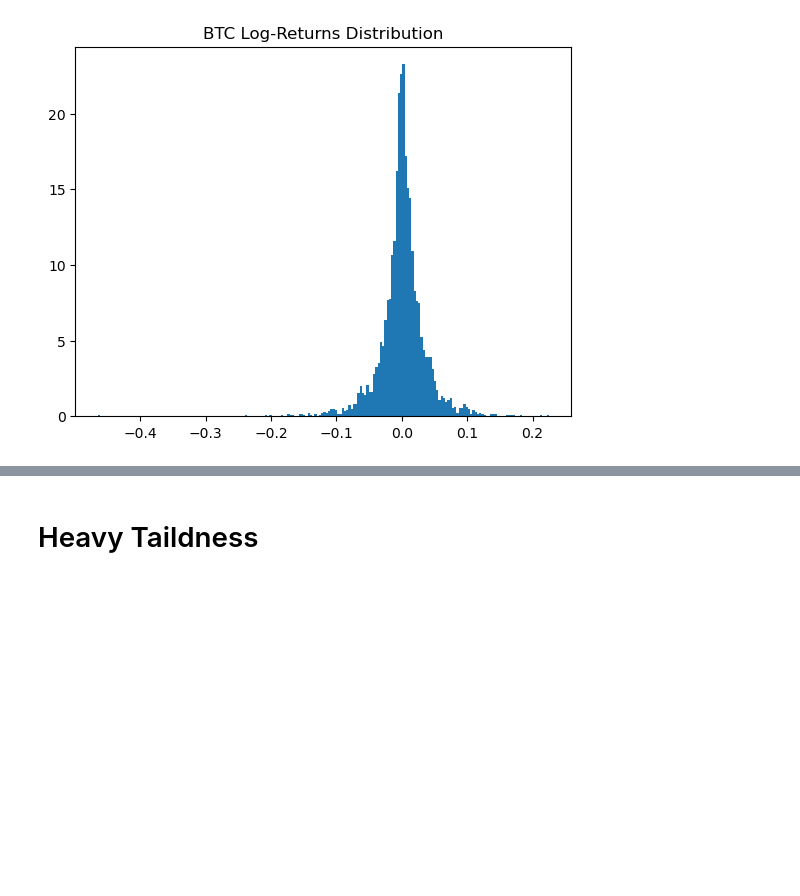
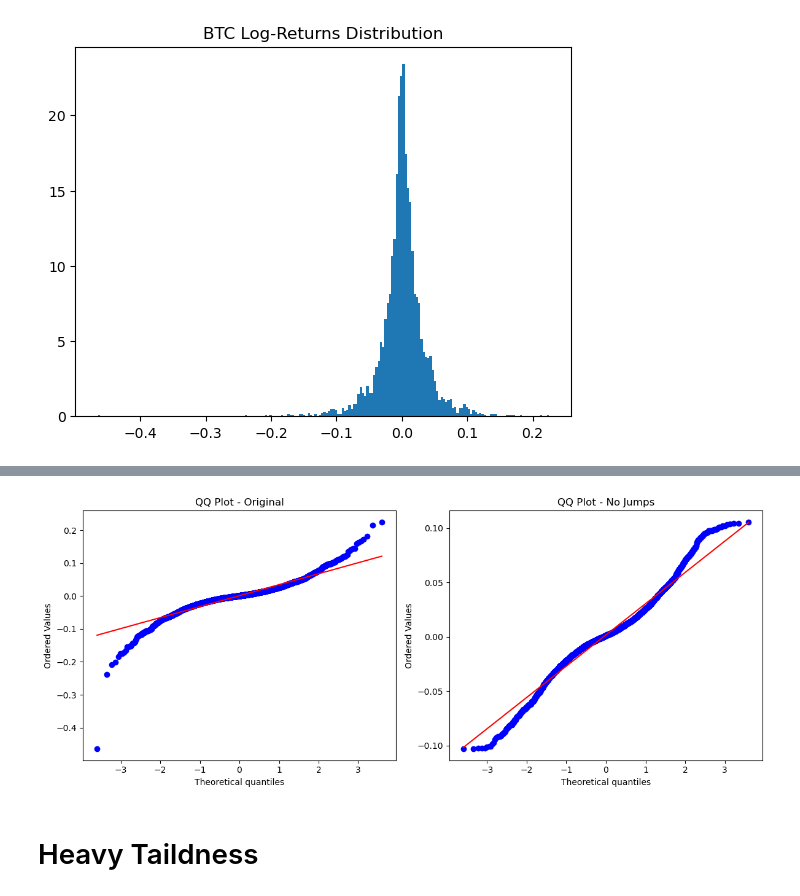
Before and after one commit to Guillaume-melis/Bictoin_price_modelisation, a Jupyter notebook: data_analysis.ipynb, the cells around one changed output, grey strips where cells are left out. Saved outputs shown, nothing was run; the diff lists cells and outputs as text; code cells hidden in the pictures; blank space fills up the shorter version.

```diff
--- a/data_analysis.ipynb
+++ b/data_analysis.ipynb
@@ -153,3 +237,18 @@ Name: return, dtype: float64
+# %%
+plt.figure(figsize=(12,5))
+
+plt.subplot(1,2,1)
+stats.probplot(original.dropna(), dist="norm", plot=plt)
+plt.title("QQ Plot - Original")
+
+plt.subplot(1,2,2)
+stats.probplot(filtered.dropna(), dist="norm", plot=plt)
+plt.title("QQ Plot - No Jumps")
+
+plt.tight_layout()
+plt.show()
+# %% [output]
+[figure, added]
 # %% [markdown]
 # Heavy Taildness
 # %%
```
Also changed, not shown: parts of 25 cells of this notebook.
